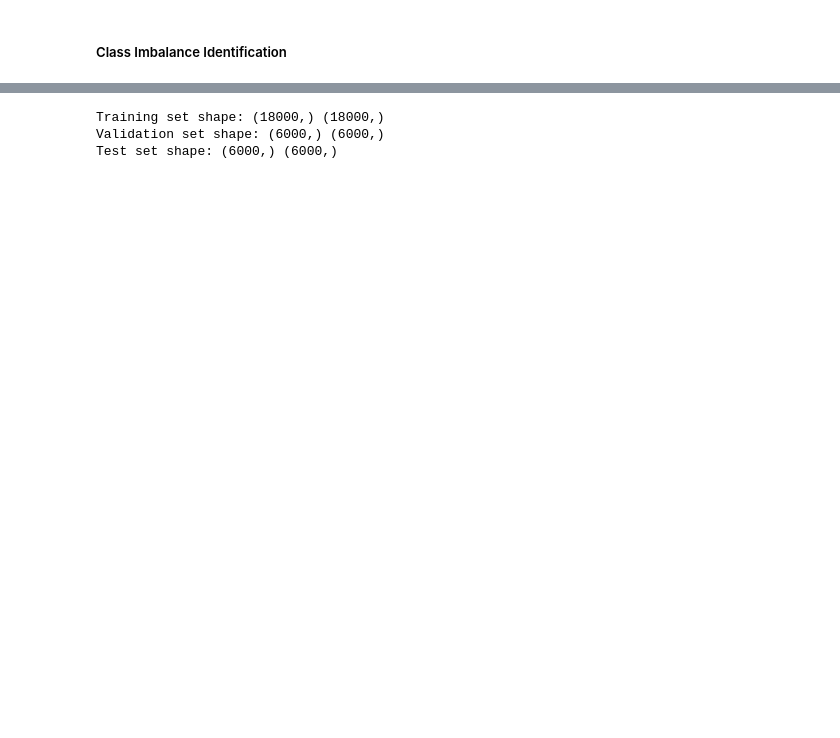
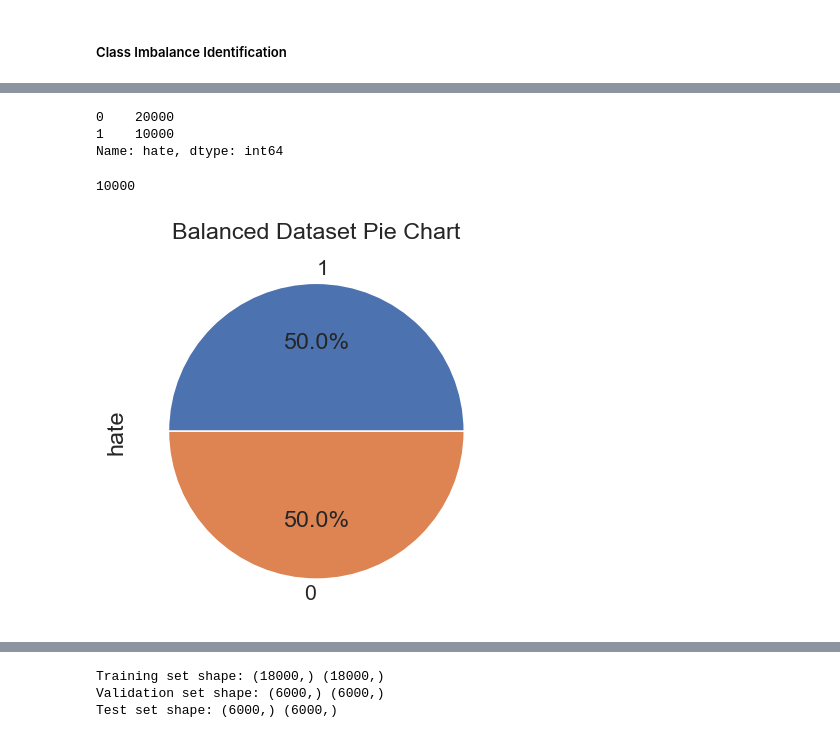
Before and after one commit to FarhanTahmid/CSE-498R, a Jupyter notebook: Models/Bangla/hate_speech_detection.ipynb, the cells around one changed output, grey strips where cells are left out. Drawn from its saved outputs; the diff is of its cells as text; code cells hidden in the pictures; blank space fills up the shorter version.

```diff
--- a/Models/Bangla/hate_speech_detection.ipynb
+++ b/Models/Bangla/hate_speech_detection.ipynb
@@ -87,0 +138,39 @@ df.head()
+# %%
+# count the number of samples in each class
+class_counts = df['hate'].value_counts()
+print(class_counts)
+# %% [output]
+0    20000
+1    10000
+Name: hate, dtype: int64
+# %%
+# identify the class with the least samples
+min_class = class_counts.idxmin()
+max_class = class_counts.idxmax()
+# calculate the number of samples required to balance the classes
+upsample_size = class_counts[max_class] - class_counts[min_class]
+print(upsample_size)
+## applying upsampling.
+# upsample the minority class to balance the classes
+# It samples the data from the data frame with replacement, meaning that it can choose the same sample multiple times.
+df_minority_upsampled = df[df['hate'] == min_class].sample(n=upsample_size, replace=True, random_state=42)
+df_upsampled = pd.concat([df, df_minority_upsampled])
+# shuffle the samples in the balanced dataset
+df_upsampled = df_upsampled.sample(frac=1, random_state=42).reset_index(drop=True)
+# save the balanced dataset to a file
+# %% [output]
+10000
+# %%
+
+value_counts = df_upsampled['hate'].value_counts()
+
+# Plot a pie chart
+value_counts.plot.pie(autopct='%.1f%%')
+
+# Add a title
+plt.title("Balanced Dataset Pie Chart")
+
+# Show the plot
+plt.show()
+# %% [output]
+[figure, added]
```
Also changed, not shown: parts of 12 cells of this notebook.
